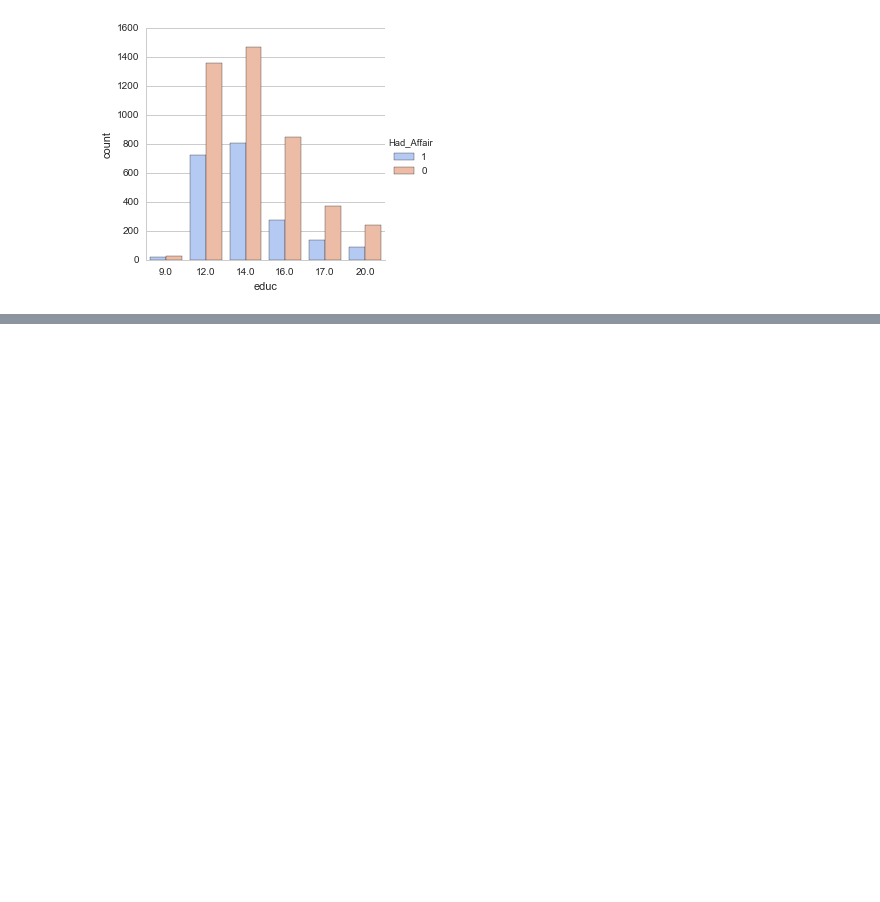
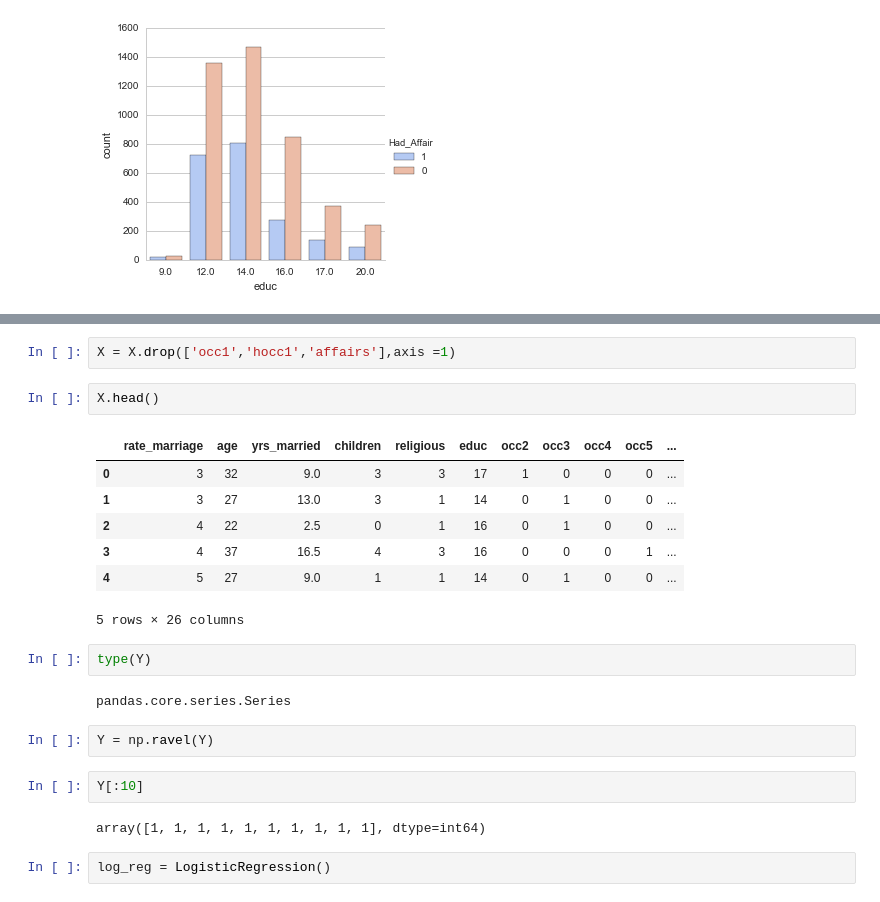
Before and after one commit to lastworden/datascience, a Jupyter notebook: Udemy/my_ml_notes/lec002_Logistic_Regression.ipynb, the cells around one changed output, grey strips where cells are left out. Drawn from its saved outputs; the diff is of its cells as text; blank space fills up the shorter version.

```diff
--- a/Udemy/my_ml_notes/lec002_Logistic_Regression.ipynb
+++ b/Udemy/my_ml_notes/lec002_Logistic_Regression.ipynb
@@ -174,0 +239,24 @@ sns.factorplot('educ',data=df,kind = 'count',palette = 'coolwarm',hue = 'Had_Aff
+# %%
+X = X.drop(['occ1','hocc1','affairs'],axis =1)
+# %%
+X.head()
+# %% [output]
+|  | rate_marriage | age | yrs_married | children | religious | educ | occ2 | occ3 | occ4 | occ5 | ... |
+| 0 | 3 | 32 | 9.0 | 3 | 3 | 17 | 1 | 0 | 0 | 0 | ... |
+| 1 | 3 | 27 | 13.0 | 3 | 1 | 14 | 0 | 1 | 0 | 0 | ... |
+| 2 | 4 | 22 | 2.5 | 0 | 1 | 16 | 0 | 1 | 0 | 0 | ... |
+| 3 | 4 | 37 | 16.5 | 4 | 3 | 16 | 0 | 0 | 0 | 1 | ... |
+| 4 | 5 | 27 | 9.0 | 1 | 1 | 14 | 0 | 1 | 0 | 0 | ... |
+5 rows × 26 columns
+# %%
+type(Y)
+# %% [output]
+pandas.core.series.Series
+# %%
+Y = np.ravel(Y)
+# %%
+Y[:10]
+# %% [output]
+array([1, 1, 1, 1, 1, 1, 1, 1, 1, 1], dtype=int64)
+# %%
+log_reg = LogisticRegression()
```
Also changed, not shown: parts of 14 cells of this notebook, 1 other file.
